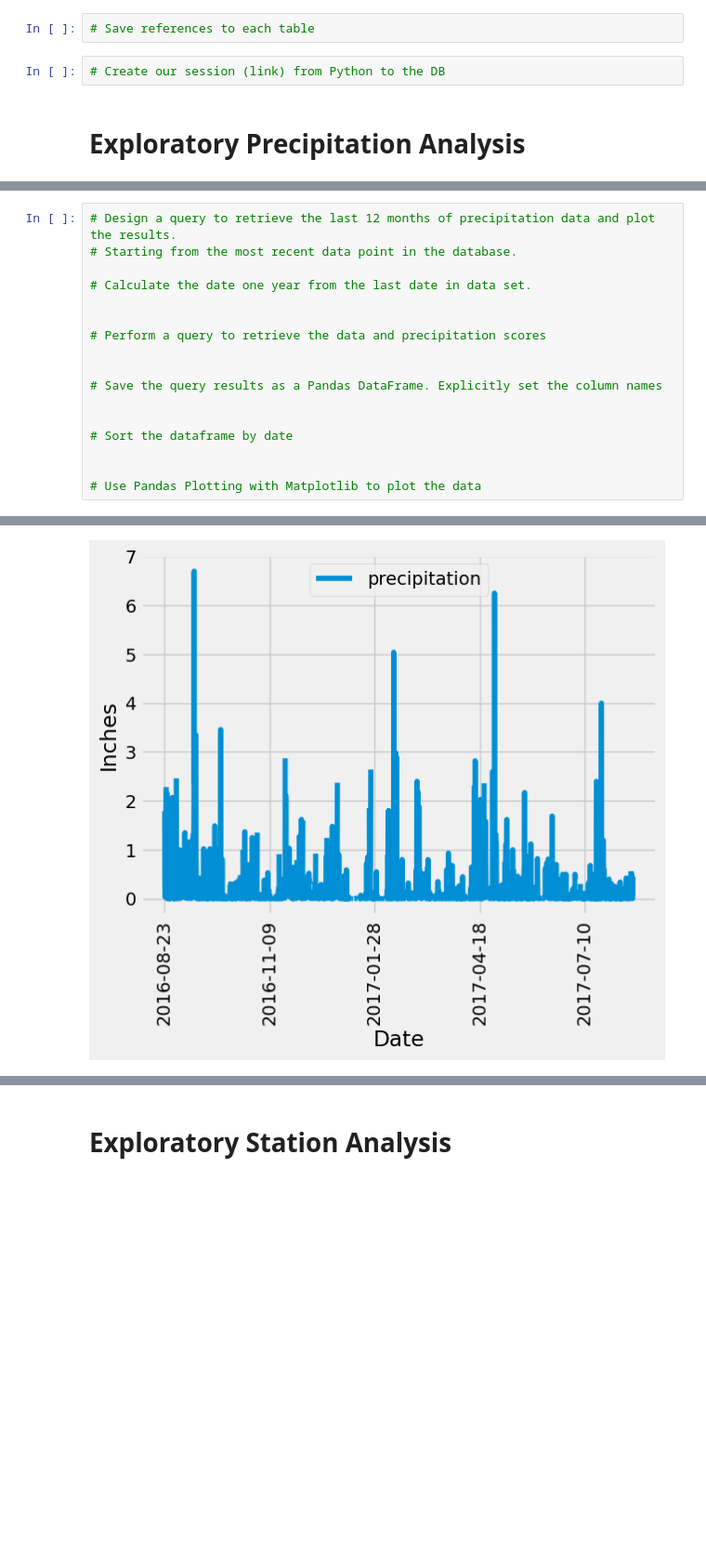
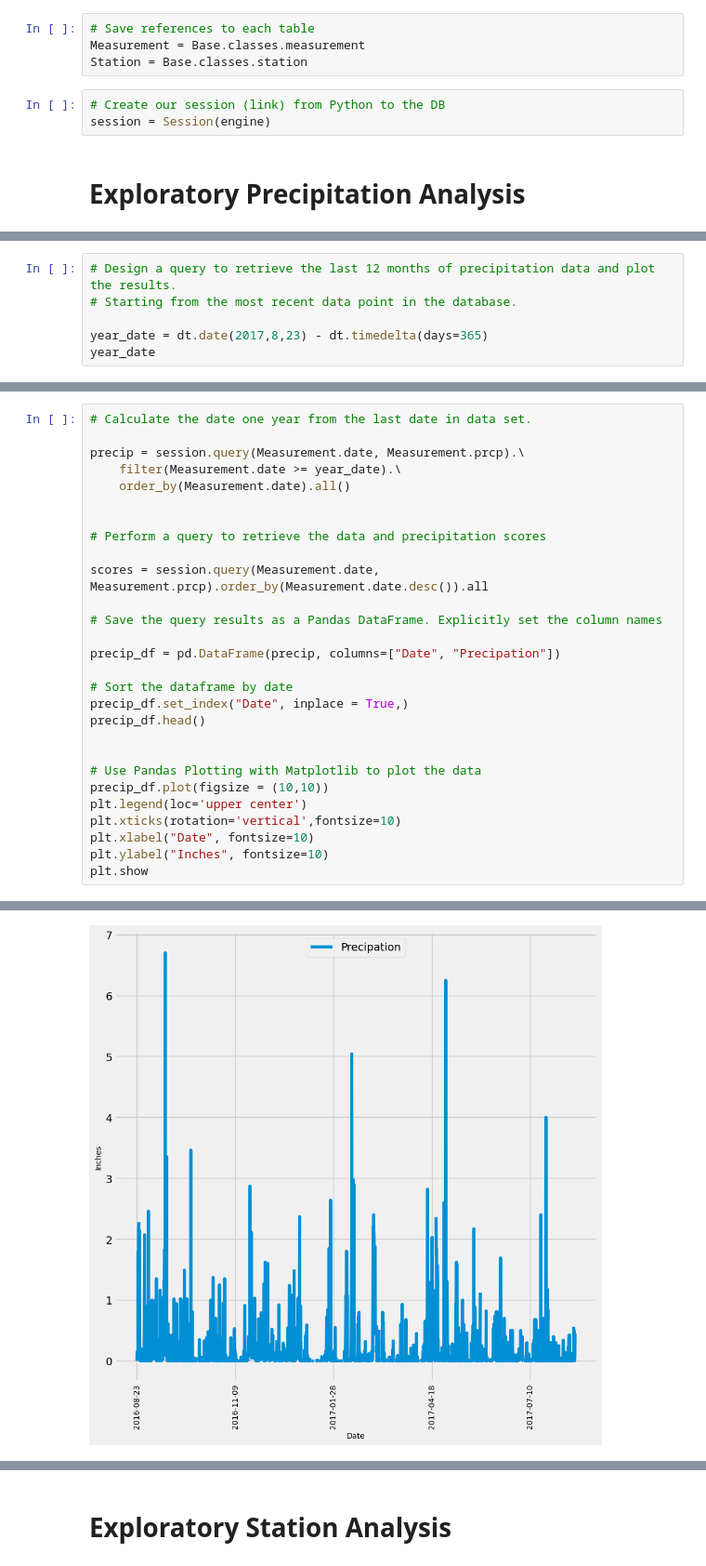
Before and after one commit to jmvincent37/sqlalchemy-challenge, a Jupyter notebook: SurfsUp/climate_JV.ipynb, the cells around one changed output, grey strips where cells are left out. Shown: that part at 93% size. Drawn from its saved outputs; the diff is of its cells as text; blank space fills up the shorter version.

```diff
--- a/SurfsUp/climate_JV.ipynb
+++ b/SurfsUp/climate_JV.ipynb
@@ -30,8 +31,11 @@ Base.classes.keys()
 ['measurement', 'station']
 # %%
 # Save references to each table
+Measurement = Base.classes.measurement
+Station = Base.classes.station
 # %%
 # Create our session (link) from Python to the DB
+session = Session(engine)
 # %% [markdown]
 # Exploratory Precipitation Analysis
 # %%
@@ -40,0 +53,6 @@ Base.classes.keys()
+# %%
+# Design a query to retrieve the last 12 months of precipitation data and plot the results.
+# Starting from the most recent data point in the database.
+
+year_date = dt.date(2017,8,23) - dt.timedelta(days=365)
+year_date
@@ -41,18 +61,29 @@ Base.classes.keys()
 # %%
-# Design a query to retrieve the last 12 months of precipitation data and plot the results.
-# Starting from the most recent data point in the database.
+# Calculate the date one year from the last date in data set.
 
-# Calculate the date one year from the last date in data set.
+precip = session.query(Measurement.date, Measurement.prcp).\
+    filter(Measurement.date >= year_date).\
+    order_by(Measurement.date).all()
 
 
 # Perform a query to retrieve the data and precipitation scores
 
+scores = session.query(Measurement.date, Measurement.prcp).order_by(Measurement.date.desc()).all
 
 # Save the query results as a Pandas DataFrame. Explicitly set the column names
 
+precip_df = pd.DataFrame(precip, columns=["Date", "Precipation"])
 
 # Sort the dataframe by date
+precip_df.set_index("Date", inplace = True,)
+precip_df.head()
 
 
 # Use Pandas Plotting with Matplotlib to plot the data
+precip_df.plot(figsize = (10,10))
+plt.legend(loc='upper center')
+plt.xticks(rotation='vertical',fontsize=10)
+plt.xlabel("Date", fontsize=10)
+plt.ylabel("Inches", fontsize=10)
+plt.show
 # %% [output]
@@ -60,3 +91,3 @@ Text(0, 0.5, 'Inches')
-[figure, old version]
+[figure, new version]
 # %%
 # Use Pandas to calculate the summary statistics for the precipitation data
```
Also changed, not shown: parts of 10 cells of this notebook, 1 other file.
